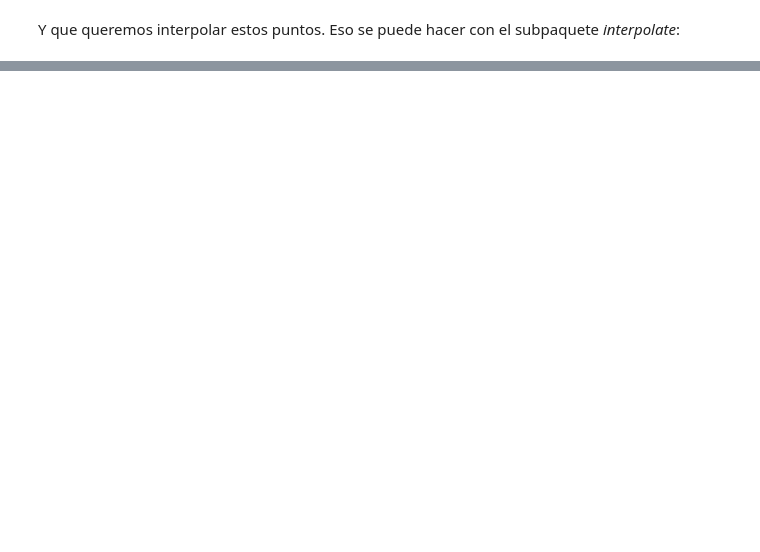
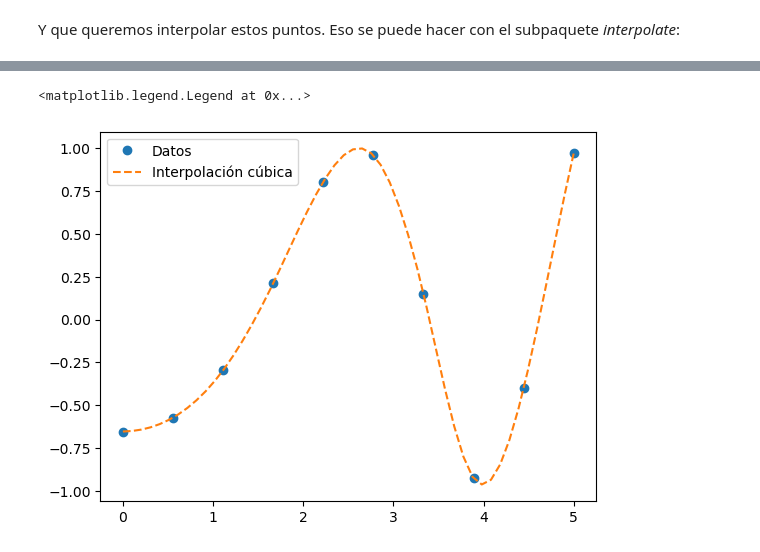
Before and after one commit to ftommasini/taller-python-cientifico, a Jupyter notebook: 2_2_SciPy.ipynb, the cells around one changed output, grey strips where cells are left out. Cells and saved outputs as stored; diff of their text form; code cells hidden in the pictures; blank space fills up the shorter version.

```diff
--- a/2_2_SciPy.ipynb
+++ b/2_2_SciPy.ipynb
@@ -63,0 +66,9 @@ plt.show()
+# %%
+# Otra función de interpolación: interpolación cúbica
+fun2 = interpolate.interp1d(x, y, kind = 'cubic')
+
+plt.plot(x, y, 'o', x_new, fun2(x_new), '--')
+plt.legend(['Datos', 'Interpolación cúbica'], loc = 'best')
+# %% [output]
+<matplotlib.legend.Legend at 0x...>
+[figure, added]
```
Also changed, not shown: parts of 3 cells of this notebook.
